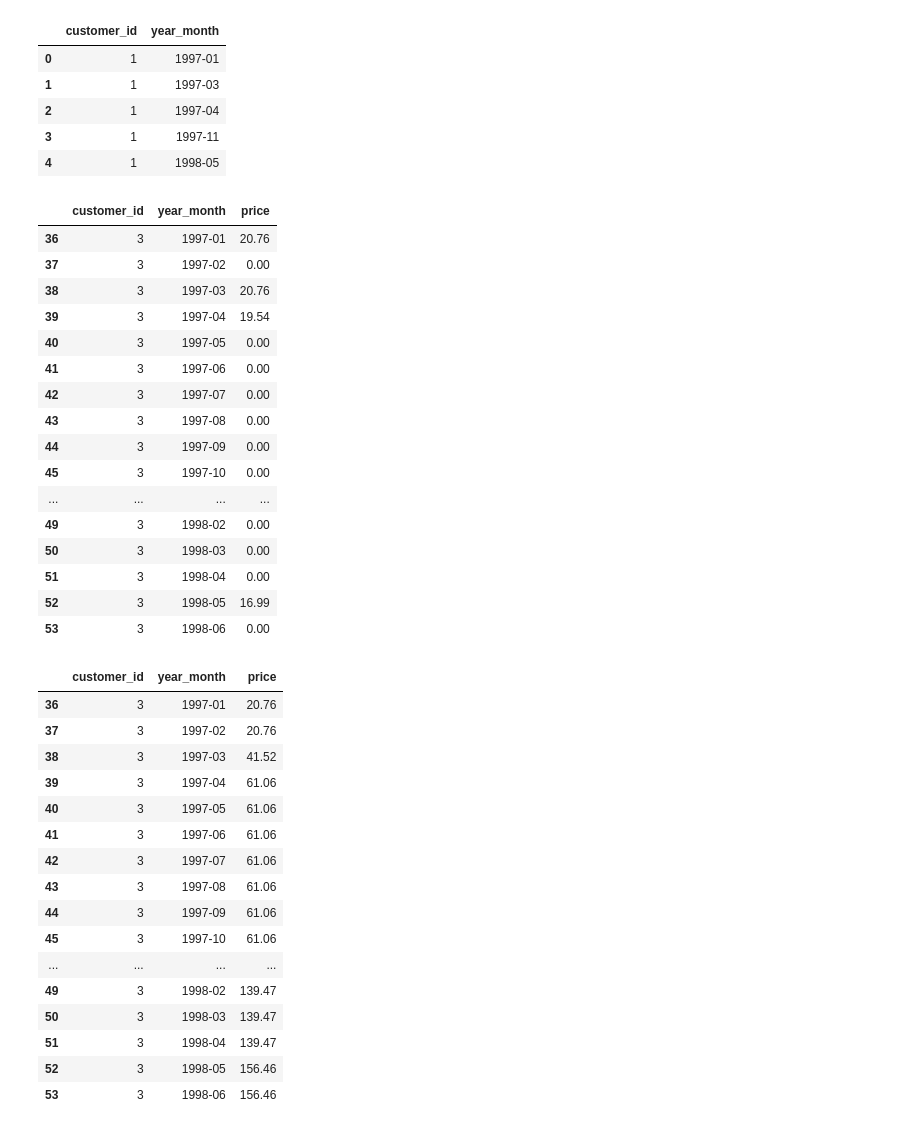
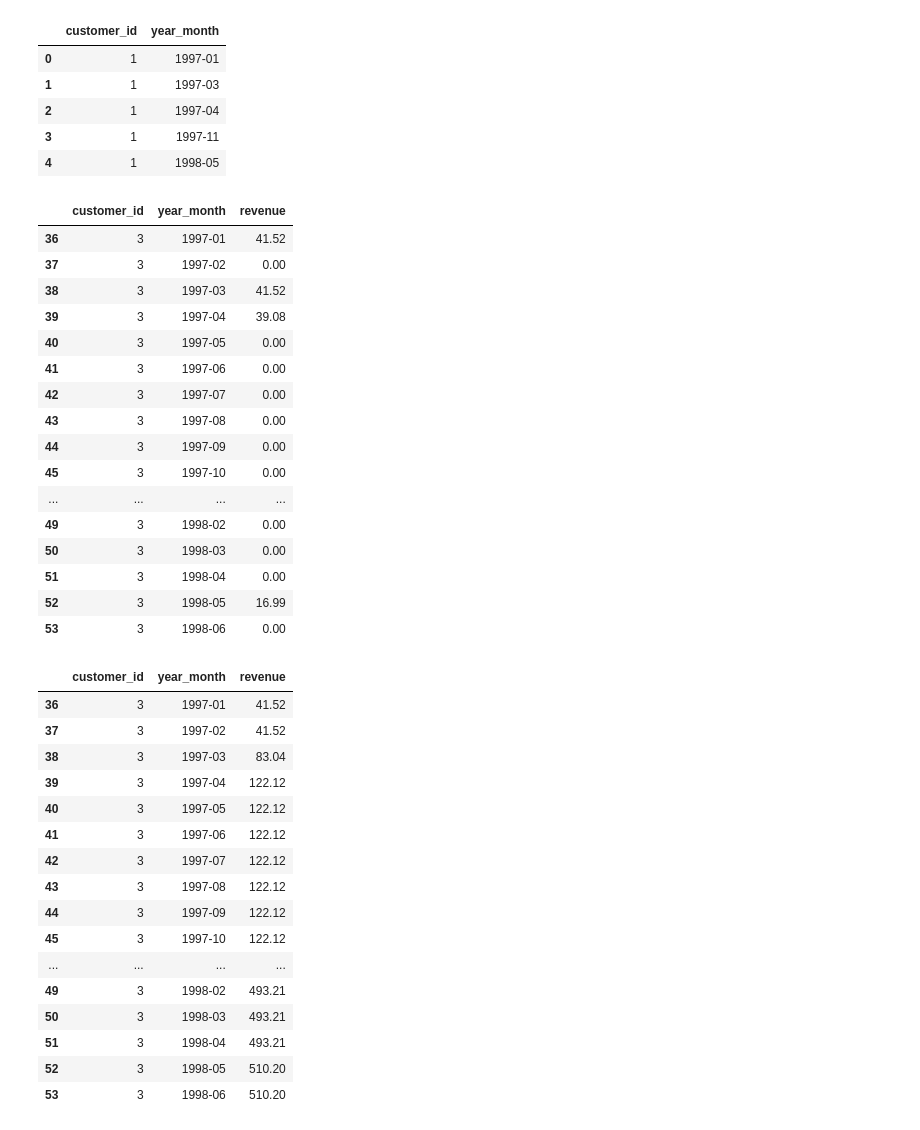
Before and after one commit to AnalyticSoul/Learn-Data-Science-with-Examples, a Jupyter notebook: 5.3-Customer-Revenue-Analysis.ipynb, the cells around one changed output. Saved outputs shown, nothing was run; the diff lists cells and outputs as text; code cells hidden in the pictures.

```diff
--- a/5.3-Customer-Revenue-Analysis.ipynb
+++ b/5.3-Customer-Revenue-Analysis.ipynb
@@ -11,5 +13,5 @@ warnings.filterwarnings('ignore')
 # %%
-df_cdnow_tr = pd.read_csv('cdnow.csv', index_col=0)
+df_cdnow_tr = pd.read_csv('data/cdnow.csv', index_col=0)
 # %%
 df_cdnow_tr.head()
 # %% [output]
@@ -55,7 +57,8 @@ dtype: int64
 # %%
 df_cdnow_tr['date'] = pd.to_datetime(df_cdnow_tr['date'])
 
-df_cdnow_tr['year_month'] = df_cdnow_tr['date'].apply(lambda x: x.strftime('%Y-%m'))
+df_cdnow_tr['year_month'] = df_cdnow_tr['date'].dt.to_period('M')
+df_cdnow_tr['revenue'] = df_cdnow_tr['price'] * df_cdnow_tr['quantity']
 
 df_cdnow_tr.head()
 # %% [output]
@@ -103,8 +106,8 @@ plt.show()
 # %% [markdown]
 # Customer's monthly revenue
 # %%
-df_monthly_sales = df_cdnow_tr.groupby(['customer_id', 'year_month']).agg({'price': 'sum'})
-# df_monthly_sales = df_monthly_sales.sort_values(by=['customer_id', 'year_month'])
+df_monthly_sales = df_cdnow_tr.groupby(['customer_id', 'year_month']).agg({'revenue': 'sum'})
+df_monthly_sales = df_monthly_sales.sort_values(by=['customer_id', 'year_month'])
 df_monthly_sales.reset_index(inplace=True)
 df_monthly_sales.head()
 # %% [output]
@@ -134,14 +137,14 @@ df_customer_yearmonth.head()
 # %%
 df_monthly_sales = df_customer_yearmonth.merge(df_monthly_sales, on=['customer_id', 'year_month'], how='outer')
 df_monthly_sales = df_monthly_sales.sort_values(by=['customer_id', 'year_month'])
-df_monthly_sales['price'].fillna(0, inplace=True)
+df_monthly_sales['revenue'].fillna(0, inplace=True)
 df_monthly_sales[df_monthly_sales['customer_id'] == 3]
 # %% [output]
-|  | customer_id | year_month | price |
-| 36 | 3 | 1997-01 | 20.76 |
+|  | customer_id | year_month | revenue |
+| 36 | 3 | 1997-01 | 41.52 |
 | 37 | 3 | 1997-02 | 0.00 |
-| 38 | 3 | 1997-03 | 20.76 |
-| 39 | 3 | 1997-04 | 19.54 |
+| 38 | 3 | 1997-03 | 41.52 |
+| 39 | 3 | 1997-04 | 39.08 |
 | 40 | 3 | 1997-05 | 0.00 |
 | 41 | 3 | 1997-06 | 0.00 |
 | 42 | 3 | 1997-07 | 0.00 |
@@ -155,29 +158,30 @@ df_monthly_sales[df_monthly_sales['customer_id'] == 3]
 | 52 | 3 | 1998-05 | 16.99 |
 | 53 | 3 | 1998-06 | 0.00 |
 # %%
-df_monthly_sales_agg = df_monthly_sales.groupby('customer_id').rolling(18, on='year_month', min_periods=0).price.sum()
+df_monthly_sales_agg = df_monthly_sales.groupby('customer_id').rolling(18, on='year_month', min_periods=0).revenue.sum()
 df_monthly_sales_agg = df_monthly_sales_agg.reset_index()
 df_monthly_sales_agg = df_monthly_sales_agg.sort_values(by=['customer_id', 'year_month'])
+df_monthly_sales_agg['year_month'] = df_monthly_sales_agg['year_month'].astype(str)
 
 df_monthly_sales_agg[df_monthly_sales_agg['customer_id'] == 3]
 # %% [output]
-|  | customer_id | year_month | price |
-| 36 | 3 | 1997-01 | 20.76 |
-| 37 | 3 | 1997-02 | 20.76 |
-| 38 | 3 | 1997-03 | 41.52 |
-| 39 | 3 | 1997-04 | 61.06 |
-| 40 | 3 | 1997-05 | 61.06 |
-| 41 | 3 | 1997-06 | 61.06 |
-| 42 | 3 | 1997-07 | 61.06 |
-| 43 | 3 | 1997-08 | 61.06 |
-| 44 | 3 | 1997-09 | 61.06 |
-| 45 | 3 | 1997-10 | 61.06 |
+|  | customer_id | year_month | revenue |
+| 36 | 3 | 1997-01 | 41.52 |
+| 37 | 3 | 1997-02 | 41.52 |
+| 38 | 3 | 1997-03 | 83.04 |
+| 39 | 3 | 1997-04 | 122.12 |
+| 40 | 3 | 1997-05 | 122.12 |
+| 41 | 3 | 1997-06 | 122.12 |
+| 42 | 3 | 1997-07 | 122.12 |
+| 43 | 3 | 1997-08 | 122.12 |
+| 44 | 3 | 1997-09 | 122.12 |
+| 45 | 3 | 1997-10 | 122.12 |
 | ... | ... | ... | ... |
-| 49 | 3 | 1998-02 | 139.47 |
-| 50 | 3 | 1998-03 | 139.47 |
-| 51 | 3 | 1998-04 | 139.47 |
-| 52 | 3 | 1998-05 | 156.46 |
-| 53 | 3 | 1998-06 | 156.46 |
+| 49 | 3 | 1998-02 | 493.21 |
+| 50 | 3 | 1998-03 | 493.21 |
+| 51 | 3 | 1998-04 | 493.21 |
+| 52 | 3 | 1998-05 | 510.20 |
+| 53 | 3 | 1998-06 | 510.20 |
 # %%
 plt.figure(figsize=(10, 6))
 s = sns.lineplot(
```
Also changed, not shown: parts of 9 cells of this notebook.
